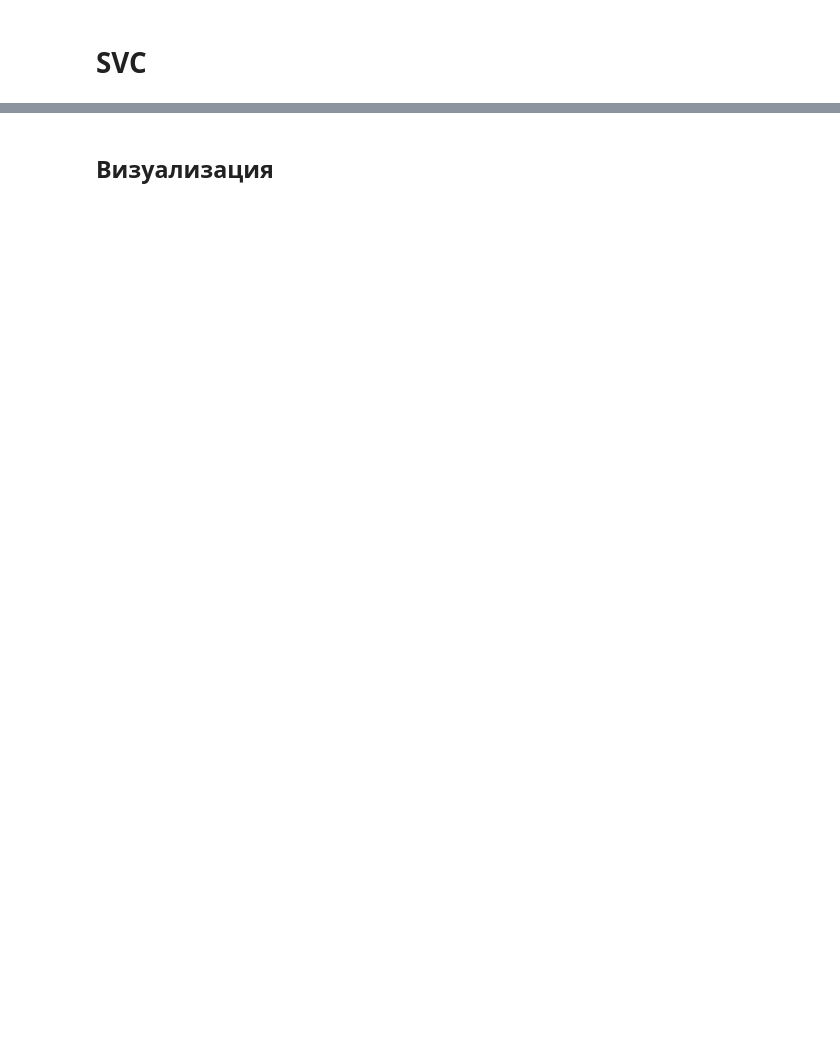
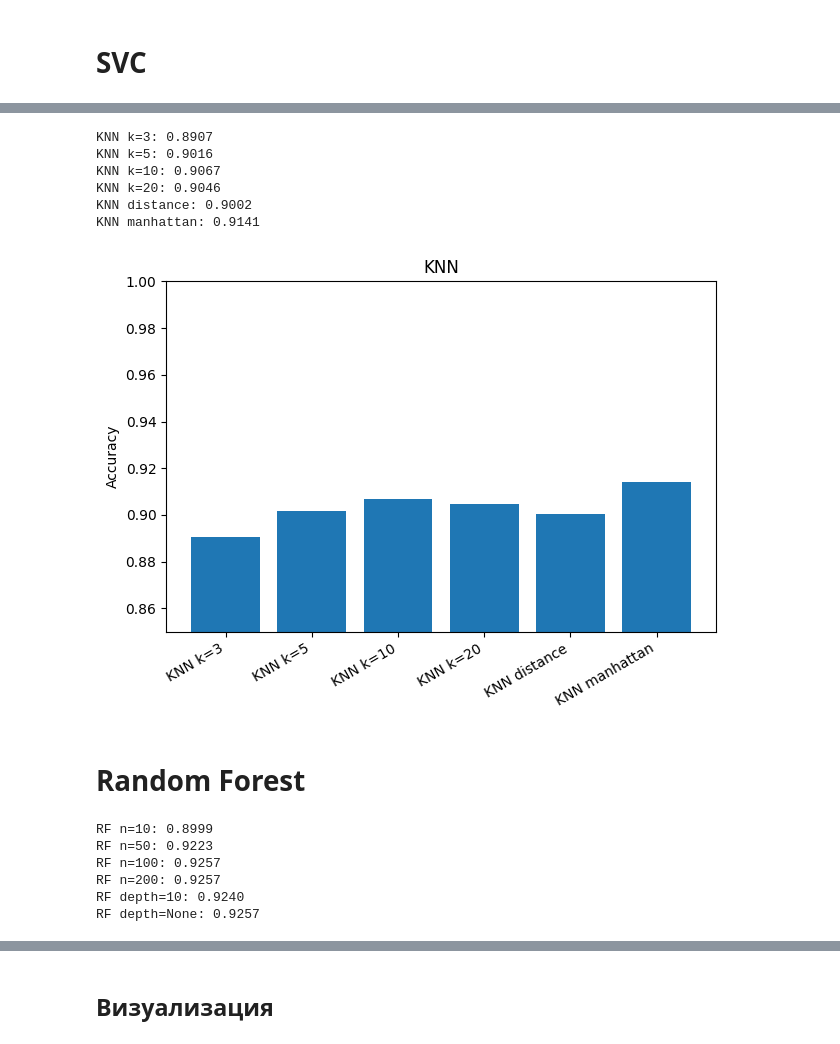
Before and after one commit to mromanenko095/Applied-AI, a Jupyter notebook: Практическая_работа_1__Классификация.ipynb, the cells around one changed output, grey strips where cells are left out. Drawn from its saved outputs; the diff is of its cells as text; code cells hidden in the pictures; blank space fills up the shorter version.

```diff
--- a/Практическая_работа_1__Классификация.ipynb
+++ b/Практическая_работа_1__Классификация.ipynb
@@ -319,0 +299,68 @@ for name, acc in sorted(results.items(), key=lambda x: -x[1]):
+# %%
+from sklearn.neighbors import KNeighborsClassifier
+
+knn_configs = {
+    'KNN k=3': KNeighborsClassifier(n_neighbors=3),
+    'KNN k=5': KNeighborsClassifier(n_neighbors=5),
+    'KNN k=10': KNeighborsClassifier(n_neighbors=10),
+    'KNN k=20': KNeighborsClassifier(n_neighbors=20),
+    'KNN distance': KNeighborsClassifier(n_neighbors=5, weights='distance'),
+    'KNN manhattan': KNeighborsClassifier(n_neighbors=5, metric='manhattan'),
+}
+
+names = []
+accs = []
+
+for name, m in knn_configs.items():
+    m.fit(train_X, train_y)
+    acc = accuracy_score(test_y, m.predict(test_X))
+    names.append(name)
+    accs.append(acc)
+    print(f"{name}: {acc:.4f}")
+# %% [output]
+KNN k=3: 0.8907
+KNN k=5: 0.9016
+KNN k=10: 0.9067
+KNN k=20: 0.9046
+KNN distance: 0.9002
+KNN manhattan: 0.9141
+# %%
+plt.bar(names, accs)
+plt.xticks(rotation=30, ha='right')
+plt.ylim(0.85, 1)
+plt.ylabel('Accuracy')
+plt.title('KNN')
+plt.tight_layout()
+plt.show()
+# %% [output]
+[figure, added]
+# %% [markdown]
+# Random Forest
+# %%
+from sklearn.ensemble import RandomForestClassifier
+
+rf_configs = {
+    'RF n=10': RandomForestClassifier(n_estimators=10,  random_state=42),
+    'RF n=50': RandomForestClassifier(n_estimators=50,  random_state=42),
+    'RF n=100': RandomForestClassifier(n_estimators=100, random_state=42),
+    'RF n=200': RandomForestClassifier(n_estimators=200, random_state=42),
+    'RF depth=10': RandomForestClassifier(n_estimators=100, max_depth=10, random_state=42),
+    'RF depth=None': RandomForestClassifier(n_estimators=100, max_depth=None, random_state=42)
+}
+
+names = []
+accs = []
+
+for name, m in rf_configs.items():
+    m.fit(train_X, train_y)
+    acc = accuracy_score(test_y, m.predict(test_X))
+    names.append(name)
+    accs.append(acc)
+    print(f"{name}: {acc:.4f}")
+# %% [output]
+RF n=10: 0.8999
+RF n=50: 0.9223
+RF n=100: 0.9257
+RF n=200: 0.9257
+RF depth=10: 0.9240
+RF depth=None: 0.9257
```
Also changed, not shown: parts of 22 cells of this notebook.
